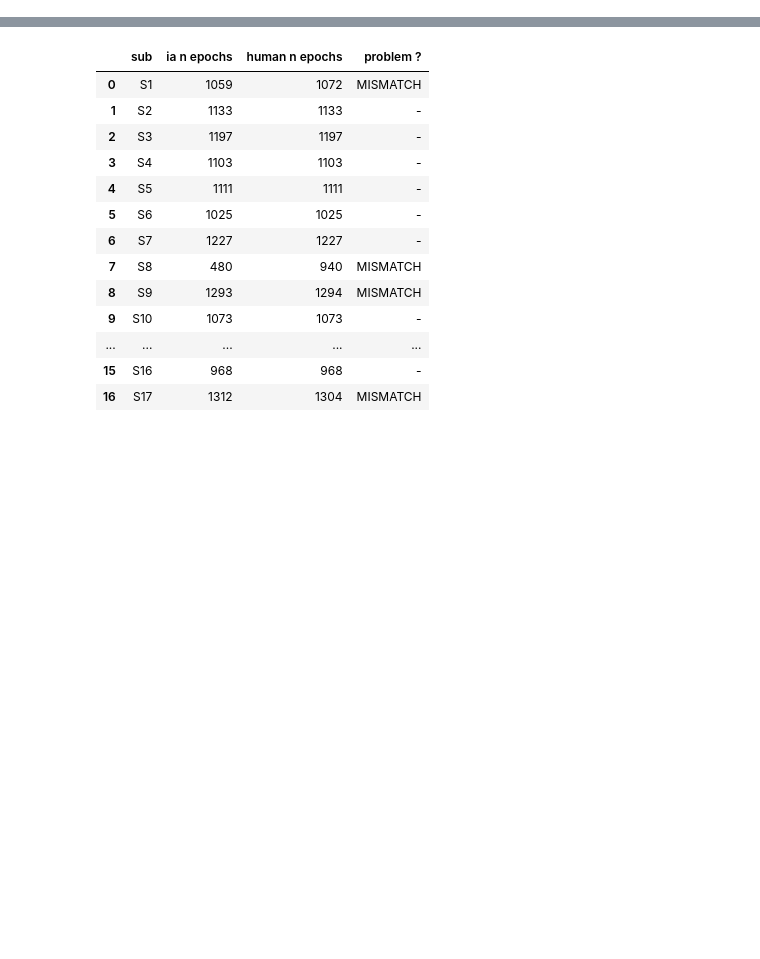
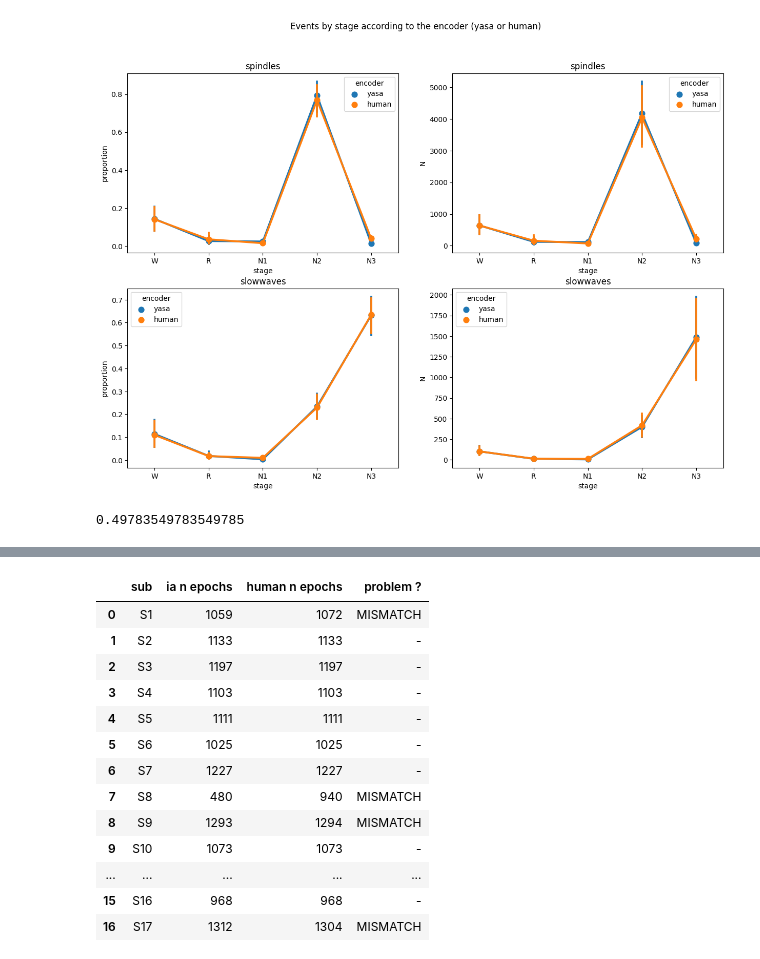
Before and after one commit to ValentinGhibaudo/Sleep_EEG_Respi, a Jupyter notebook: sandbox.ipynb, the cells around one changed output, grey strips where cells are left out. Cells and saved outputs as stored; diff of their text form; code cells hidden in the pictures; blank space fills up the shorter version.

```diff
--- a/sandbox.ipynb
+++ b/sandbox.ipynb
@@ -13,0 +65,18 @@ from params import *
+# %%
+fig, axs = plt.subplots(nrows = 2, ncols = 2, figsize = (15,10))
+fig.suptitle('Events by stage according to the encoder (yasa or human)')
+for row, ev in enumerate(['spindles','slowwaves']):
+    prop_ev = proportions[proportions['event'] == ev]
+    for col, normalization in enumerate(prop_ev['normalize'].unique()):
+        ax = axs[row, col]
+        prop_normalization = prop_ev[prop_ev['normalize'] == normalization]
+        sns.pointplot(data=prop_normalization, x = 'stage', y = 'count', ax=ax, hue = 'encoder', order = ['W','R','N1','N2','N3'], bw = 0.2, inner = 'point')
+        ax.set_title(ev)
+        ax.set_ylabel(normalization)
+# plt.savefig('../autres/events_by_stage_by_encoder_bis')
+# %% [output]
+[figure, added]
+# %%
+events['Stage_Letter'].value_counts(normalize=True)['N3']
+# %% [output]
+0.49783549783549785
```
Also changed, not shown: parts of 95 cells of this notebook, 12 other files.
